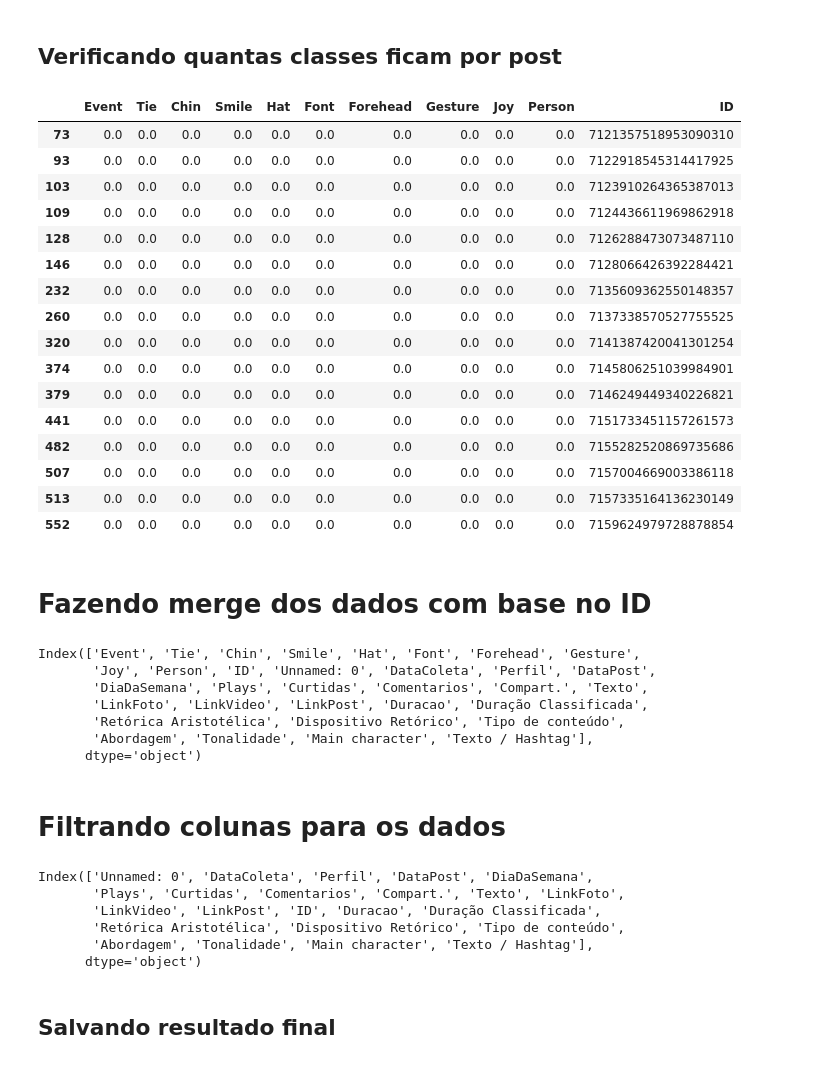
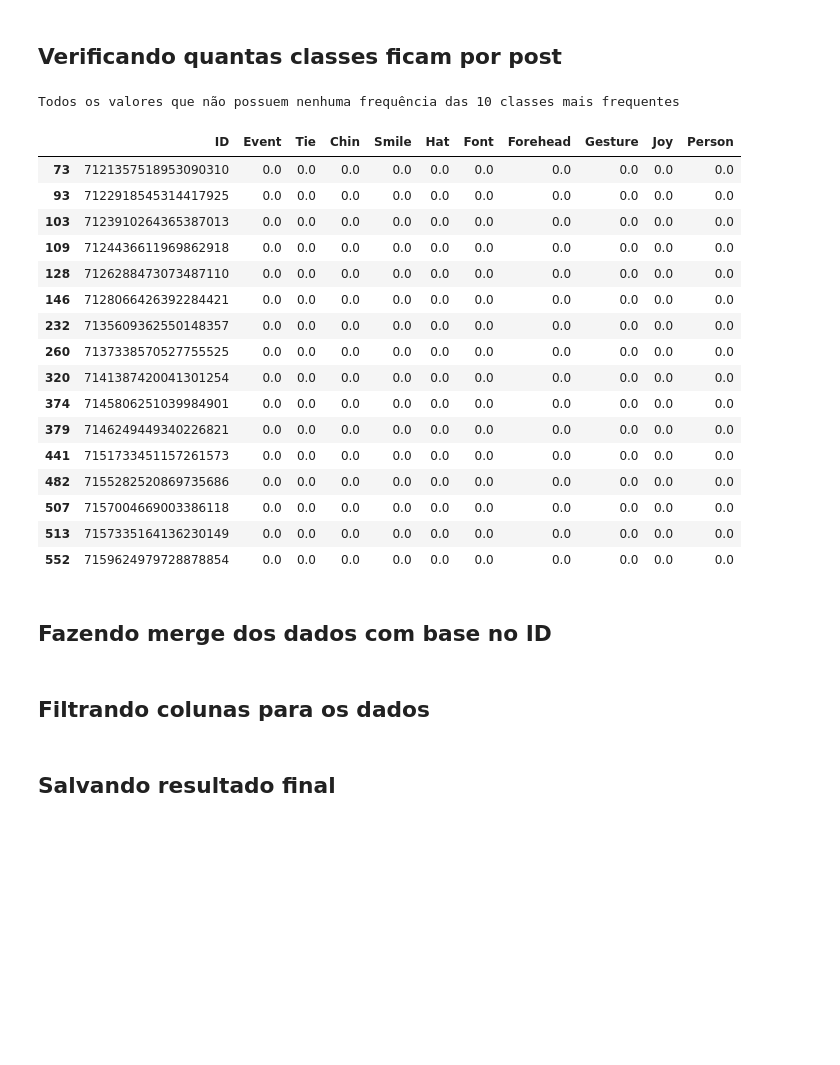
Before and after one commit to JoseEliodoro/Visions, a Jupyter notebook: jupiter.ipynb, the cells around one changed output. Saved outputs shown, nothing was run; the diff lists cells and outputs as text; code cells hidden in the pictures; blank space fills up the shorter version.

```diff
--- a/jupiter.ipynb
+++ b/jupiter.ipynb
@@ -153,50 +157,34 @@ def verify(data: pd.DataFrame, lista):
   if len(lista) == 1:
     return data.loc[data[lista[0]] == 0]
   return verify(data.loc[data[lista[0]] == 0], lista[1: ])
-# %%
-verify(new_data, qtn_class.tail(qtn)["Class"].values)
-# %% [output]
-|  | Event | Tie | Chin | Smile | Hat | Font | Forehead | Gesture | Joy | Person | ID |
-| 73 | 0.0 | 0.0 | 0.0 | 0.0 | 0.0 | 0.0 | 0.0 | 0.0 | 0.0 | 0.0 | 7121357518953090310 |
-| 93 | 0.0 | 0.0 | 0.0 | 0.0 | 0.0 | 0.0 | 0.0 | 0.0 | 0.0 | 0.0 | 7122918545314417925 |
-| 103 | 0.0 | 0.0 | 0.0 | 0.0 | 0.0 | 0.0 | 0.0 | 0.0 | 0.0 | 0.0 | 7123910264365387013 |
-| 109 | 0.0 | 0.0 | 0.0 | 0.0 | 0.0 | 0.0 | 0.0 | 0.0 | 0.0 | 0.0 | 7124436611969862918 |
-| 128 | 0.0 | 0.0 | 0.0 | 0.0 | 0.0 | 0.0 | 0.0 | 0.0 | 0.0 | 0.0 | 7126288473073487110 |
-| 146 | 0.0 | 0.0 | 0.0 | 0.0 | 0.0 | 0.0 | 0.0 | 0.0 | 0.0 | 0.0 | 7128066426392284421 |
-| 232 | 0.0 | 0.0 | 0.0 | 0.0 | 0.0 | 0.0 | 0.0 | 0.0 | 0.0 | 0.0 | 7135609362550148357 |
-| 260 | 0.0 | 0.0 | 0.0 | 0.0 | 0.0 | 0.0 | 0.0 | 0.0 | 0.0 | 0.0 | 7137338570527755525 |
-| 320 | 0.0 | 0.0 | 0.0 | 0.0 | 0.0 | 0.0 | 0.0 | 0.0 | 0.0 | 0.0 | 7141387420041301254 |
-| 374 | 0.0 | 0.0 | 0.0 | 0.0 | 0.0 | 0.0 | 0.0 | 0.0 | 0.0 | 0.0 | 7145806251039984901 |
-| 379 | 0.0 | 0.0 | 0.0 | 0.0 | 0.0 | 0.0 | 0.0 | 0.0 | 0.0 | 0.0 | 7146249449340226821 |
-| 441 | 0.0 | 0.0 | 0.0 | 0.0 | 0.0 | 0.0 | 0.0 | 0.0 | 0.0 | 0.0 | 7151733451157261573 |
-| 482 | 0.0 | 0.0 | 0.0 | 0.0 | 0.0 | 0.0 | 0.0 | 0.0 | 0.0 | 0.0 | 7155282520869735686 |
-| 507 | 0.0 | 0.0 | 0.0 | 0.0 | 0.0 | 0.0 | 0.0 | 0.0 | 0.0 | 0.0 | 7157004669003386118 |
-| 513 | 0.0 | 0.0 | 0.0 | 0.0 | 0.0 | 0.0 | 0.0 | 0.0 | 0.0 | 0.0 | 7157335164136230149 |
-| 552 | 0.0 | 0.0 | 0.0 | 0.0 | 0.0 | 0.0 | 0.0 | 0.0 | 0.0 | 0.0 | 7159624979728878854 |
+# %%
+print(f'Todos os valores que não possuem nenhuma frequência das {qtn} classes mais frequentes')
+verify(new_data, qtn_class.tail(qtn)["Class"].values)[np.append('ID', qtn_class['Class'].tail(qtn).values, )]
+# %% [output]
+Todos os valores que não possuem nenhuma frequência das 10 classes mais frequentes
+|  | ID | Event | Tie | Chin | Smile | Hat | Font | Forehead | Gesture | Joy | Person |
+| 73 | 7121357518953090310 | 0.0 | 0.0 | 0.0 | 0.0 | 0.0 | 0.0 | 0.0 | 0.0 | 0.0 | 0.0 |
+| 93 | 7122918545314417925 | 0.0 | 0.0 | 0.0 | 0.0 | 0.0 | 0.0 | 0.0 | 0.0 | 0.0 | 0.0 |
+| 103 | 7123910264365387013 | 0.0 | 0.0 | 0.0 | 0.0 | 0.0 | 0.0 | 0.0 | 0.0 | 0.0 | 0.0 |
+| 109 | 7124436611969862918 | 0.0 | 0.0 | 0.0 | 0.0 | 0.0 | 0.0 | 0.0 | 0.0 | 0.0 | 0.0 |
+| 128 | 7126288473073487110 | 0.0 | 0.0 | 0.0 | 0.0 | 0.0 | 0.0 | 0.0 | 0.0 | 0.0 | 0.0 |
+| 146 | 7128066426392284421 | 0.0 | 0.0 | 0.0 | 0.0 | 0.0 | 0.0 | 0.0 | 0.0 | 0.0 | 0.0 |
+| 232 | 7135609362550148357 | 0.0 | 0.0 | 0.0 | 0.0 | 0.0 | 0.0 | 0.0 | 0.0 | 0.0 | 0.0 |
+| 260 | 7137338570527755525 | 0.0 | 0.0 | 0.0 | 0.0 | 0.0 | 0.0 | 0.0 | 0.0 | 0.0 | 0.0 |
+| 320 | 7141387420041301254 | 0.0 | 0.0 | 0.0 | 0.0 | 0.0 | 0.0 | 0.0 | 0.0 | 0.0 | 0.0 |
+| 374 | 7145806251039984901 | 0.0 | 0.0 | 0.0 | 0.0 | 0.0 | 0.0 | 0.0 | 0.0 | 0.0 | 0.0 |
+| 379 | 7146249449340226821 | 0.0 | 0.0 | 0.0 | 0.0 | 0.0 | 0.0 | 0.0 | 0.0 | 0.0 | 0.0 |
+| 441 | 7151733451157261573 | 0.0 | 0.0 | 0.0 | 0.0 | 0.0 | 0.0 | 0.0 | 0.0 | 0.0 | 0.0 |
+| 482 | 7155282520869735686 | 0.0 | 0.0 | 0.0 | 0.0 | 0.0 | 0.0 | 0.0 | 0.0 | 0.0 | 0.0 |
+| 507 | 7157004669003386118 | 0.0 | 0.0 | 0.0 | 0.0 | 0.0 | 0.0 | 0.0 | 0.0 | 0.0 | 0.0 |
+| 513 | 7157335164136230149 | 0.0 | 0.0 | 0.0 | 0.0 | 0.0 | 0.0 | 0.0 | 0.0 | 0.0 | 0.0 |
+| 552 | 7159624979728878854 | 0.0 | 0.0 | 0.0 | 0.0 | 0.0 | 0.0 | 0.0 | 0.0 | 0.0 | 0.0 |
 # %% [markdown]
-# Fazendo merge dos dados com base no ID
+## Fazendo merge dos dados com base no ID
 # %%
 data_final = new_data.merge(df, on='ID', how='outer')
-data_final.columns
-# %% [output]
-Index(['Event', 'Tie', 'Chin', 'Smile', 'Hat', 'Font', 'Forehead', 'Gesture',
-       'Joy', 'Person', 'ID', 'Unnamed: 0', 'DataColeta', 'Perfil', 'DataPost',
-       'DiaDaSemana', 'Plays', 'Curtidas', 'Comentarios', 'Compart.', 'Texto',
-       'LinkFoto', 'LinkVideo', 'LinkPost', 'Duracao', 'Duração Classificada',
-       'Retórica Aristotélica', 'Dispositivo Retórico', 'Tipo de conteúdo',
-       'Abordagem', 'Tonalidade', 'Main character', 'Texto / Hashtag'],
-      dtype='object')
 # %% [markdown]
-# Filtrando colunas para os dados
+## Filtrando colunas para os dados
-# %%
-df.columns
-# %% [output]
-Index(['Unnamed: 0', 'DataColeta', 'Perfil', 'DataPost', 'DiaDaSemana',
-       'Plays', 'Curtidas', 'Comentarios', 'Compart.', 'Texto', 'LinkFoto',
-       'LinkVideo', 'LinkPost', 'ID', 'Duracao', 'Duração Classificada',
-       'Retórica Aristotélica', 'Dispositivo Retórico', 'Tipo de conteúdo',
-       'Abordagem', 'Tonalidade', 'Main character', 'Texto / Hashtag'],
-      dtype='object')
 # %%
 columns =  np.append(qtn_class['Class'].tail(qtn).values, [
   'ID',
```
Also changed, not shown: parts of 18 cells of this notebook, 2 other files.
